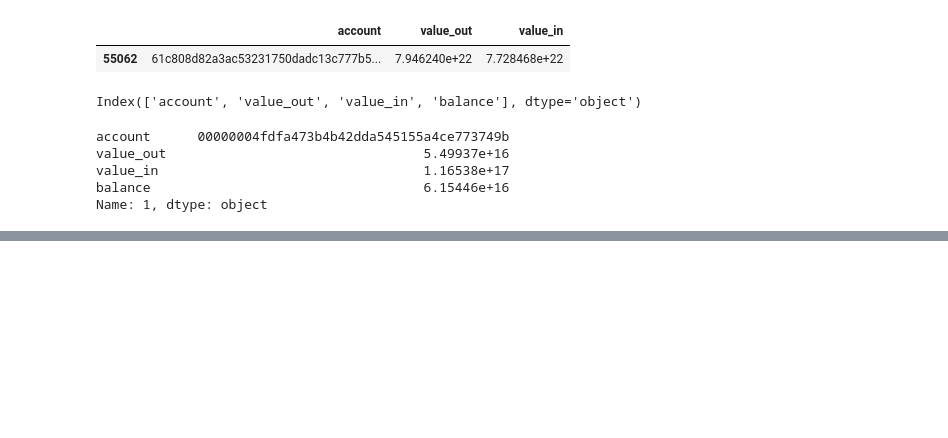
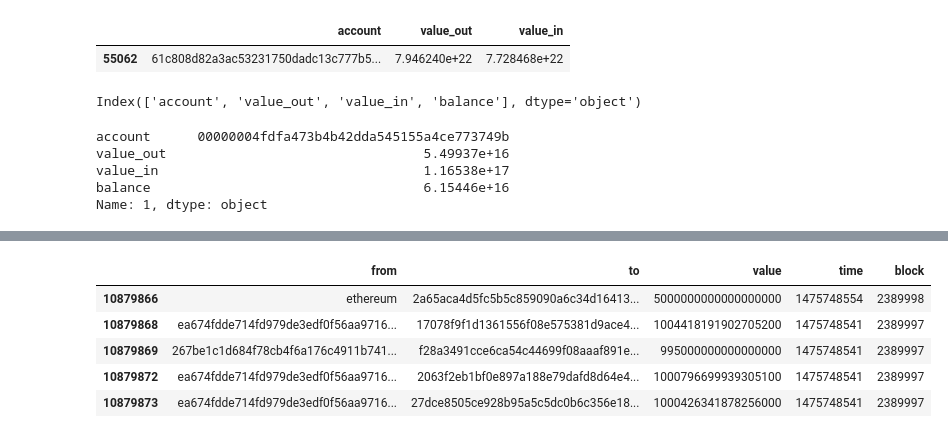
Before and after one commit to Sandipan99/Ethereum, a Jupyter notebook: EthereumExternalEffects.ipynb, the cells around one changed output, grey strips where cells are left out. Cells and saved outputs as stored; diff of their text form; code cells hidden in the pictures; blank space fills up the shorter version.

```diff
--- a/EthereumExternalEffects.ipynb
+++ b/EthereumExternalEffects.ipynb
@@ -716,0 +732,9 @@ def create_graph_2(df):
+# %%
+df_trans.head()
+# %% [output]
+|  | from | to | value | time | block |
+| 10879866 | ethereum | 2a65aca4d5fc5b5c859090a6c34d16413... | 5000000000000000000 | 1475748554 | 2389998 |
+| 10879868 | ea674fdde714fd979de3edf0f56aa9716... | 17078f9f1d1361556f08e575381d9ace4... | 1004418191902705200 | 1475748541 | 2389997 |
+| 10879869 | 267be1c1d684f78cb4f6a176c4911b741... | f28a3491cce6ca54c44699f08aaaf891e... | 995000000000000000 | 1475748541 | 2389997 |
+| 10879872 | ea674fdde714fd979de3edf0f56aa9716... | 2063f2eb1bf0e897a188e79dafd8d64e4... | 1000796699939305100 | 1475748541 | 2389997 |
+| 10879873 | ea674fdde714fd979de3edf0f56aa9716... | 27dce8505ce928b95a5c5dc0b6c356e18... | 1000426341878256000 | 1475748541 | 2389997 |
```
Also changed, not shown: parts of 13 cells of this notebook.
